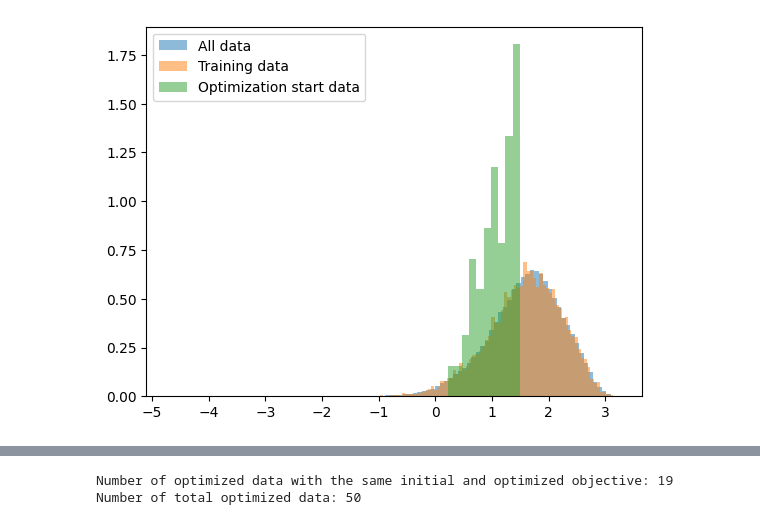
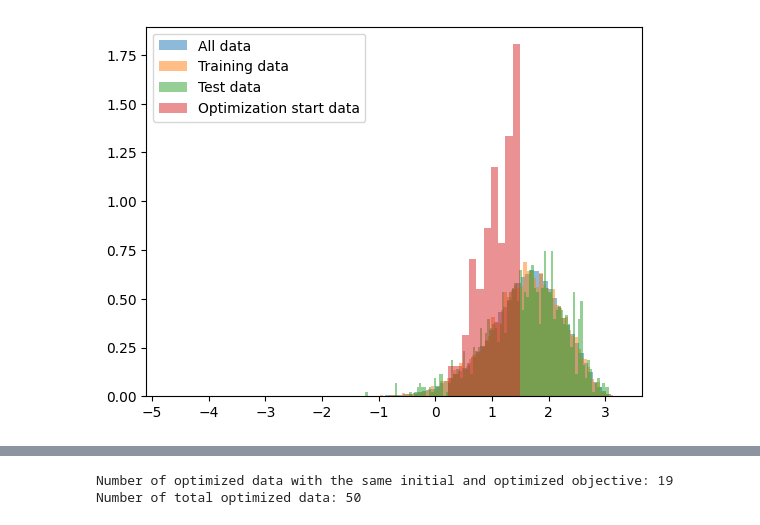
Before and after one commit to sunghwanism/NewMoses, a Jupyter notebook: notebooks/create_data_for_opt.ipynb, the cells around one changed output, grey strips where cells are left out. Drawn from its saved outputs; the diff is of its cells as text; code cells hidden in the pictures.

```diff
--- a/notebooks/create_data_for_opt.ipynb
+++ b/notebooks/create_data_for_opt.ipynb
@@ -43,3 +43,13 @@ data size: 10000
 | 180647 | COc1cccc(CNC(=O)c2ccnc(-c3cccs3)c... | [C][O][C][=C][C][=C][C][Branch2][... | 3.74870 | 0.777473 | 1.938590 | 1.948774 |
 | 64526 | CCN(CC)S(=O)(=O)N1CCN(CC(F)F)CC1 | [C][C][N][Branch1][Ring1][C][C][S... | 0.45570 | 0.711810 | 2.464509 | 1.094540 |
 | 19100 | COc1cc(CNc2ccc(C#N)cc2)c2c(c1)CC(... | [C][O][C][=C][C][Branch1][#C][C][... | 3.50238 | 0.937331 | 2.758881 | 1.927773 |
+# %%
+test_df = pd.read_csv('../moses/dataset/data/ZINC250K/test.csv')
+size = 1000
+np.random.seed(0)
+rand_indices = np.random.choice(len(test_df), size, replace=False)
+gpr_test_df = test_df.iloc[rand_indices]
+gpr_test_df.to_csv(f'{save_path}gpr_test_{data}_df.csv', index=False)
+
+print(f'data size: {gpr_test_df.shape[0]}')
+gpr_test_df.head()
@@ -67,13 +85,14 @@ data size: 100
 # %%
 # plot the distribution of objective values of df and gpr_train_df
 plt.figure()
 plt.hist(df['obj'], bins=100, alpha=0.5, label='All data', density=True)
 plt.hist(gpr_fit_df['obj'], bins=100, alpha=0.5, label='Training data', density=True)
+plt.hist(gpr_test_df['obj'], bins=100, alpha=0.5, label='Test data', density=True)
 plt.hist(opt_start_df['obj'], bins=10, alpha=0.5, label='Optimization start data', density=True)
 plt.legend()
 plt.show()
 # %% [output]
-[figure, old version]
+[figure, new version]
 # %%
 import pandas as pd
 # %%
```
Also changed, not shown: parts of 1 cell of this notebook, 1 other file.
